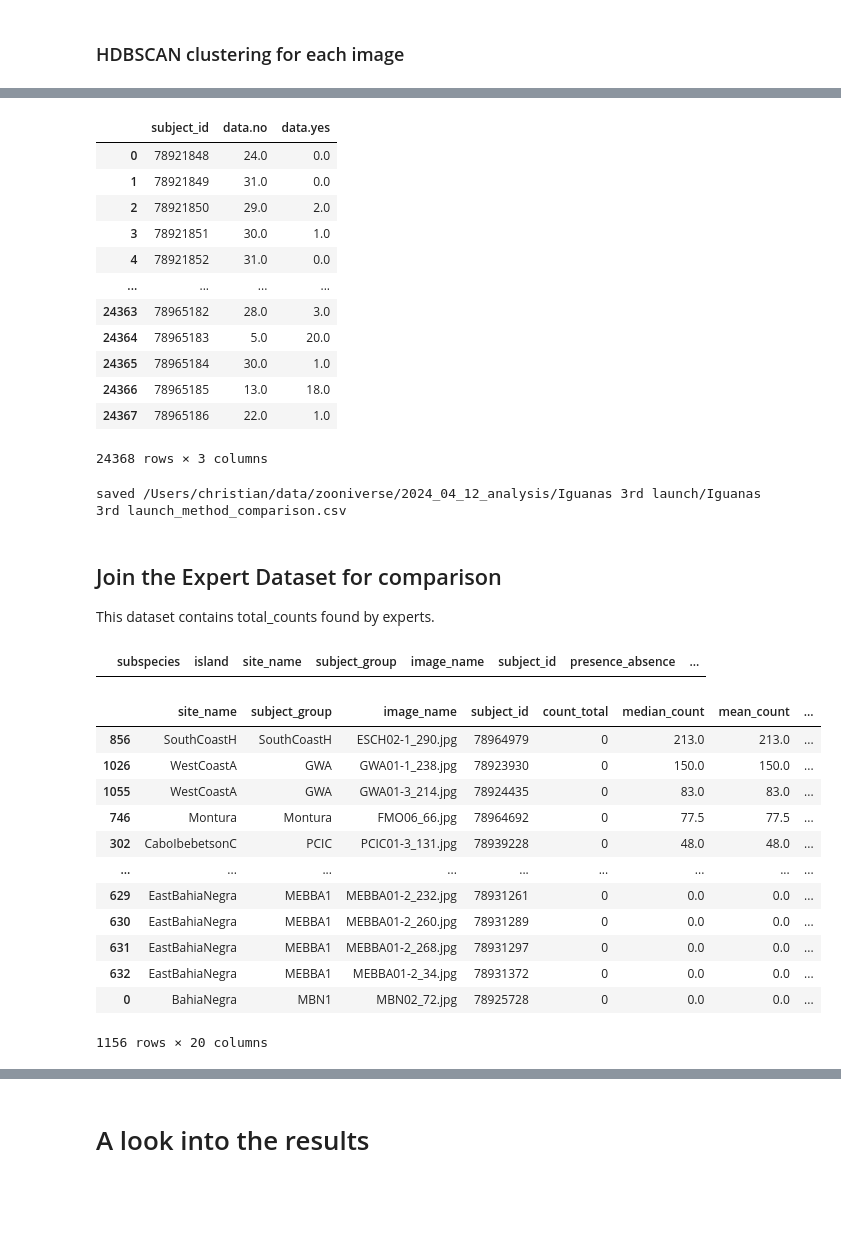
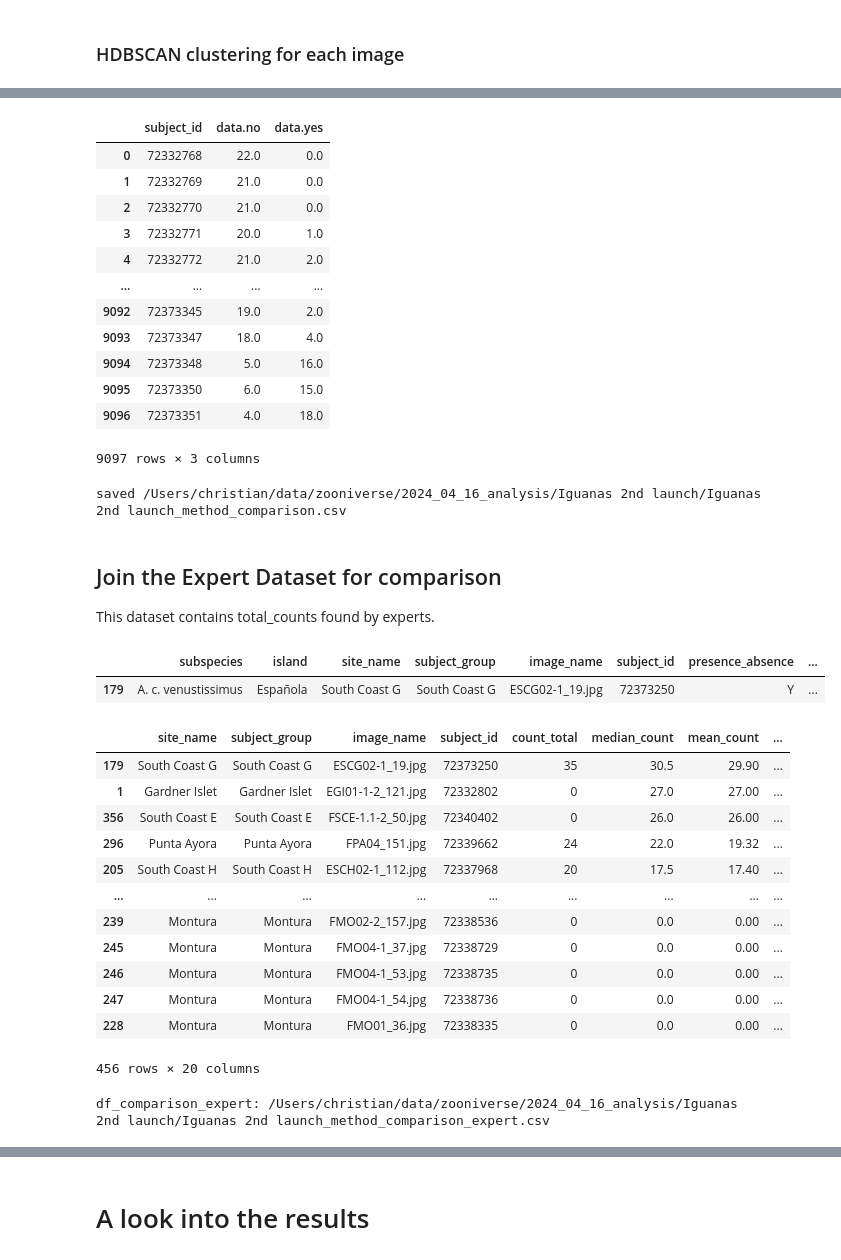
Before and after one commit to cwinkelmann/iguanas-from-above-zooniverse, a Jupyter notebook: Zooniverse_Clustering_all_panoptics.ipynb, the cells around one changed output, grey strips where cells are left out. Drawn from its saved outputs; the diff is of its cells as text; code cells hidden in the pictures; blank space fills up the shorter version.

```diff
--- a/Zooniverse_Clustering_all_panoptics.ipynb
+++ b/Zooniverse_Clustering_all_panoptics.ipynb
@@ -37,8 +37,8 @@ from zooniverse.utils.filters import filter_df_user_threshold
 
 # Phase Selection
 # phase_tag = "Iguanas 1st launch"
-# phase_tag = "Iguanas 2nd launch"
-phase_tag = "Iguanas 3rd launch"
+phase_tag = "Iguanas 2nd launch"
+# phase_tag = "Iguanas 3rd launch"
 
 
 debug = False # debugging with a smaller dataset
@@ -53,7 +53,7 @@ use_gold_standard_subset = None # Use no filtering
 input_path =Path("/Users/christian/data/zooniverse")
 # input_path = Path("results/")
 # Location for the analysis Results
-output_path = Path(input_path.joinpath(f"2024_04_12_analysis").joinpath(phase_tag))
+output_path = Path(input_path.joinpath(f"2024_04_16_analysis").joinpath(phase_tag))
 output_path.mkdir(exist_ok=True, parents=True)
 reprocess = False # if True, the raw classification data is reprocessed. If False, the data is loaded from disk
 
@@ -399,32 +399,33 @@ df_panoptes_question = pd.read_csv(config["panoptes_question"])
 df_panoptes_question
 # %% [output]
 |  | subject_id | data.no | data.yes |
-| 0 | 78921848 | 24.0 | 0.0 |
-| 1 | 78921849 | 31.0 | 0.0 |
-| 2 | 78921850 | 29.0 | 2.0 |
-| 3 | 78921851 | 30.0 | 1.0 |
-| 4 | 78921852 | 31.0 | 0.0 |
+| 0 | 72332768 | 22.0 | 0.0 |
+| 1 | 72332769 | 21.0 | 0.0 |
+| 2 | 72332770 | 21.0 | 0.0 |
+| 3 | 72332771 | 20.0 | 1.0 |
+| 4 | 72332772 | 21.0 | 2.0 |
 | ... | ... | ... | ... |
-| 24363 | 78965182 | 28.0 | 3.0 |
-| 24364 | 78965183 | 5.0 | 20.0 |
-| 24365 | 78965184 | 30.0 | 1.0 |
-| 24366 | 78965185 | 13.0 | 18.0 |
-| 24367 | 78965186 | 22.0 | 1.0 |
+| 9092 | 72373345 | 19.0 | 2.0 |
+| 9093 | 72373347 | 18.0 | 4.0 |
+| 9094 | 72373348 | 5.0 | 16.0 |
+| 9095 | 72373350 | 6.0 | 15.0 |
+| 9096 | 72373351 | 4.0 | 18.0 |
-24368 rows × 3 columns
+9097 rows × 3 columns
 # %%
 df_comparison.to_csv(config["comparison_dataset"])
 print(f"saved {config['comparison_dataset']}")
 # %% [output]
-saved /Users/christian/data/zooniverse/2024_04_12_analysis/Iguanas 3rd launch/Iguanas 3rd launch_method_comparison.csv
+saved /Users/christian/data/zooniverse/2024_04_16_analysis/Iguanas 2nd launch/Iguanas 2nd launch_method_comparison.csv
 # %% [markdown]
 ## Join the Expert Dataset for comparison
 This dataset contains total_counts found by experts.
 # %%
 df_expert_count = pd.read_csv(config["goldstandard_data"], sep=";")
 # check what is in there
-df_expert_count[df_expert_count.image_name == "SFM01-1-2_264.jpg"]
+df_expert_count[df_expert_count.image_name == "ESCG02-1_19.jpg"]
 # %% [output]
 |  | subspecies | island | site_name | subject_group | image_name | subject_id | presence_absence | ... |
+| 179 | A. c. venustissimus | Española | South Coast G | South Coast G | ESCG02-1_19.jpg | 72373250 | Y | ... |
 # %%
 ## join the gold standard data to the basic stats
 df_comparison_expert = df_expert_count[["site_name", "subject_group", "image_name", "subject_id", "count_total"]].merge(df_comparison.drop(["image_name"], axis=1), on='subject_id', how='left')
@@ -437,21 +438,23 @@ df_comparison_expert[columns_to_fill] = df_comparison_expert[columns_to_fill].fi
 df_comparison_expert.sort_values(by="median_count", ascending=False)
 # %% [output]
 |  | site_name | subject_group | image_name | subject_id | count_total | median_count | mean_count | ... |
-| 856 | SouthCoastH | SouthCoastH | ESCH02-1_290.jpg | 78964979 | 0 | 213.0 | 213.0 | ... |
-| 1026 | WestCoastA | GWA | GWA01-1_238.jpg | 78923930 | 0 | 150.0 | 150.0 | ... |
-| 1055 | WestCoastA | GWA | GWA01-3_214.jpg | 78924435 | 0 | 83.0 | 83.0 | ... |
-| 746 | Montura | Montura | FMO06_66.jpg | 78964692 | 0 | 77.5 | 77.5 | ... |
-| 302 | CaboIbebetsonC | PCIC | PCIC01-3_131.jpg | 78939228 | 0 | 48.0 | 48.0 | ... |
+| 179 | South Coast G | South Coast G | ESCG02-1_19.jpg | 72373250 | 35 | 30.5 | 29.90 | ... |
+| 1 | Gardner Islet | Gardner Islet | EGI01-1-2_121.jpg | 72332802 | 0 | 27.0 | 27.00 | ... |
+| 356 | South Coast E | South Coast E | FSCE-1.1-2_50.jpg | 72340402 | 0 | 26.0 | 26.00 | ... |
+| 296 | Punta Ayora | Punta Ayora | FPA04_151.jpg | 72339662 | 24 | 22.0 | 19.32 | ... |
+| 205 | South Coast H | South Coast H | ESCH02-1_112.jpg | 72337968 | 20 | 17.5 | 17.40 | ... |
 | ... | ... | ... | ... | ... | ... | ... | ... | ... |
-| 629 | EastBahiaNegra | MEBBA1 | MEBBA01-2_232.jpg | 78931261 | 0 | 0.0 | 0.0 | ... |
-| 630 | EastBahiaNegra | MEBBA1 | MEBBA01-2_260.jpg | 78931289 | 0 | 0.0 | 0.0 | ... |
-| 631 | EastBahiaNegra | MEBBA1 | MEBBA01-2_268.jpg | 78931297 | 0 | 0.0 | 0.0 | ... |
-| 632 | EastBahiaNegra | MEBBA1 | MEBBA01-2_34.jpg | 78931372 | 0 | 0.0 | 0.0 | ... |
-| 0 | BahiaNegra | MBN1 | MBN02_72.jpg | 78925728 | 0 | 0.0 | 0.0 | ... |
+| 239 | Montura | Montura | FMO02-2_157.jpg | 72338536 | 0 | 0.0 | 0.00 | ... |
+| 245 | Montura | Montura | FMO04-1_37.jpg | 72338729 | 0 | 0.0 | 0.00 | ... |
+| 246 | Montura | Montura | FMO04-1_53.jpg | 72338735 | 0 | 0.0 | 0.00 | ... |
+| 247 | Montura | Montura | FMO04-1_54.jpg | 72338736 | 0 | 0.0 | 0.00 | ... |
+| 228 | Montura | Montura | FMO01_36.jpg | 72338335 | 0 | 0.0 | 0.00 | ... |
-1156 rows × 20 columns
+456 rows × 20 columns
 # %%
-print(f"df_comparison_expert: {config[comparison_dataset_expert]}")
+print(f"df_comparison_expert: {config['comparison_dataset_expert']}")
 df_comparison_expert.to_csv(config["comparison_dataset_expert"])
+# %% [output]
+df_comparison_expert: /Users/christian/data/zooniverse/2024_04_16_analysis/Iguanas 2nd launch/Iguanas 2nd launch_method_comparison_expert.csv
 # %%
 df_comparison_yes_no = df_comparison_expert.merge(df_panoptes_question, on="subject_id", how="left")
 df_comparison_yes_no
```
Also changed, not shown: parts of 20 cells of this notebook, 6 other files.
